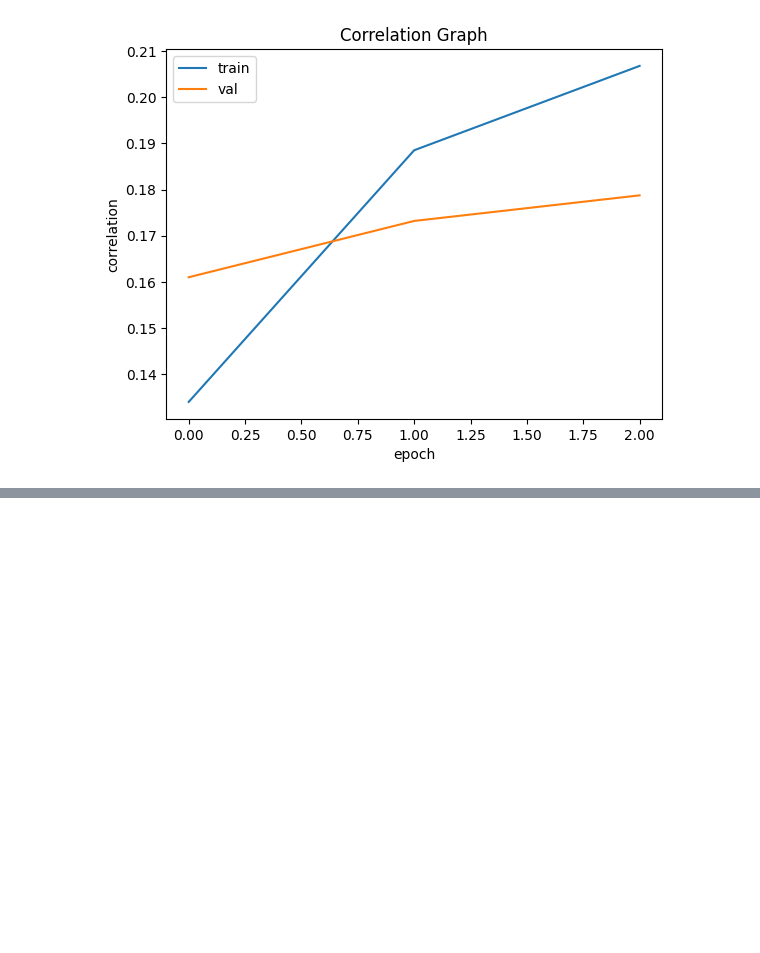
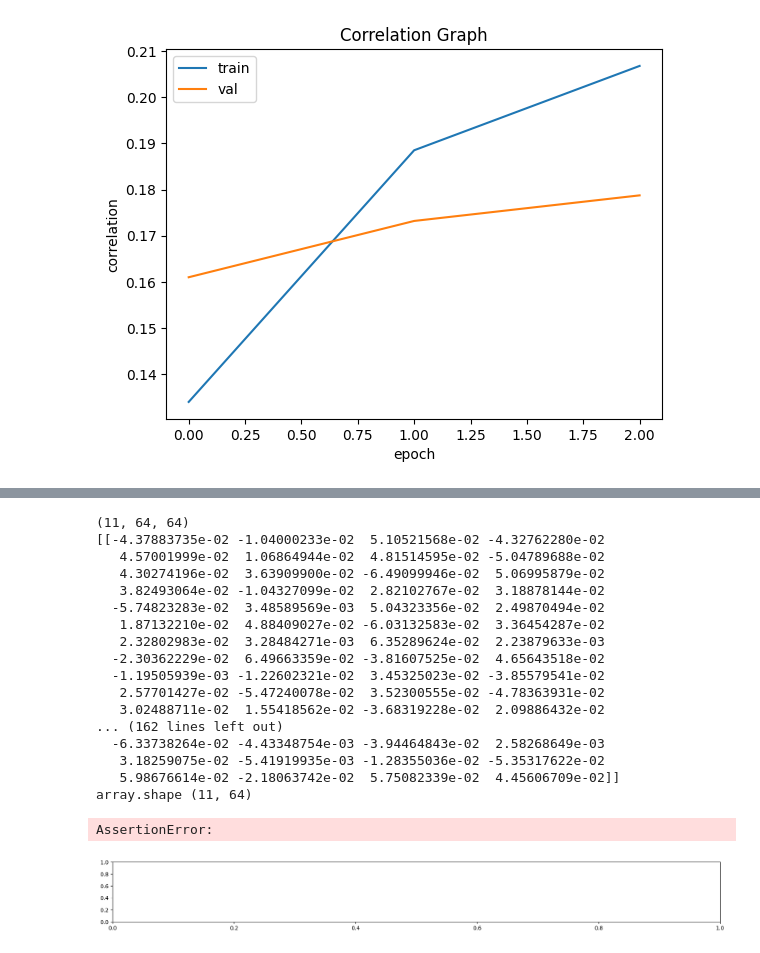
Before and after one commit to Tralius/rna-localization, a Jupyter notebook: singlebranch_notebook.ipynb, the cells around one changed output, grey strips where cells are left out. Drawn from its saved outputs; the diff is of its cells as text; code cells hidden in the pictures; blank space fills up the shorter version.

```diff
--- a/singlebranch_notebook.ipynb
+++ b/singlebranch_notebook.ipynb
@@ -148,3 +159,10 @@ box_plot(train_data)
 # %%
 model.print_model(model_architecture_path)
 model.save_model(model_output_path)
+# %%
+import numpy as np
+from tensorflow import keras
+from motif_search.motif_utilities import plot_weights
+path = "/home/steve/Documents/main_storage/resource_data/tep/steve_CNN_Att10_2023-07-10.h5"
+# %%
+model.model.load_weights(path)
@@ -150,0 +205,4 @@ model.save_model(model_output_path)
+# %%
+conv_layer = model.model.get_layer('conv1d_5')  # Replace 'conv1d' with the actual name of your convolutional layer
+weights = conv_layer.get_weights()[0]
+print(str(weights))
@@ -150,0 +227,29 @@ model.save_model(model_output_path)
+# %%
+print(weights.shape) #channels * input * kernel_size
+
+# tensorflow(kernel_size, input_shape, n_filters)
+for i in range(64): #weights.shape[2]
+
+  w = np.array(weights[:,:,i]) #having np.array is important!
+  print(str(w))
+  plot_weights(w)
+# %% [output]
+(11, 64, 64)
+[[-4.37883735e-02 -1.04000233e-02  5.10521568e-02 -4.32762280e-02
+   4.57001999e-02  1.06864944e-02  4.81514595e-02 -5.04789688e-02
+   4.30274196e-02  3.63909900e-02 -6.49099946e-02  5.06995879e-02
+   3.82493064e-02 -1.04327099e-02  2.82102767e-02  3.18878144e-02
+  -5.74823283e-02  3.48589569e-03  5.04323356e-02  2.49870494e-02
+   1.87132210e-02  4.88409027e-02 -6.03132583e-02  3.36454287e-02
+   2.32802983e-02  3.28484271e-03  6.35289624e-02  2.23879633e-03
+  -2.30362229e-02  6.49663359e-02 -3.81607525e-02  4.65643518e-02
+  -1.19505939e-03 -1.22602321e-02  3.45325023e-02 -3.85579541e-02
+   2.57701427e-02 -5.47240078e-02  3.52300555e-02 -4.78363931e-02
+   3.02488711e-02  1.55418562e-02 -3.68319228e-02  2.09886432e-02
+... (162 lines left out)
+  -6.33738264e-02 -4.43348754e-03 -3.94464843e-02  2.58268649e-03
+   3.18259075e-02 -5.41919935e-03 -1.28355036e-02 -5.35317622e-02
+   5.98676614e-02 -2.18063742e-02  5.75082339e-02  4.45606709e-02]]
+array.shape (11, 64)
+AssertionError:
+[figure, added]
```
Also changed, not shown: parts of 9 cells of this notebook, 8 other files.
